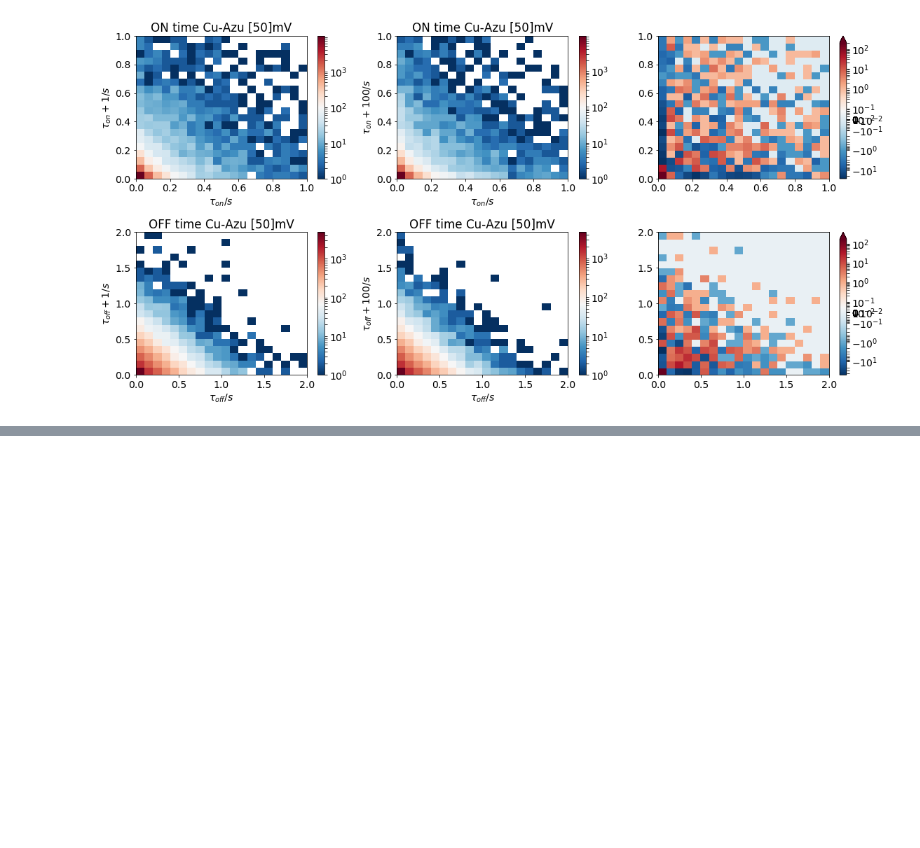
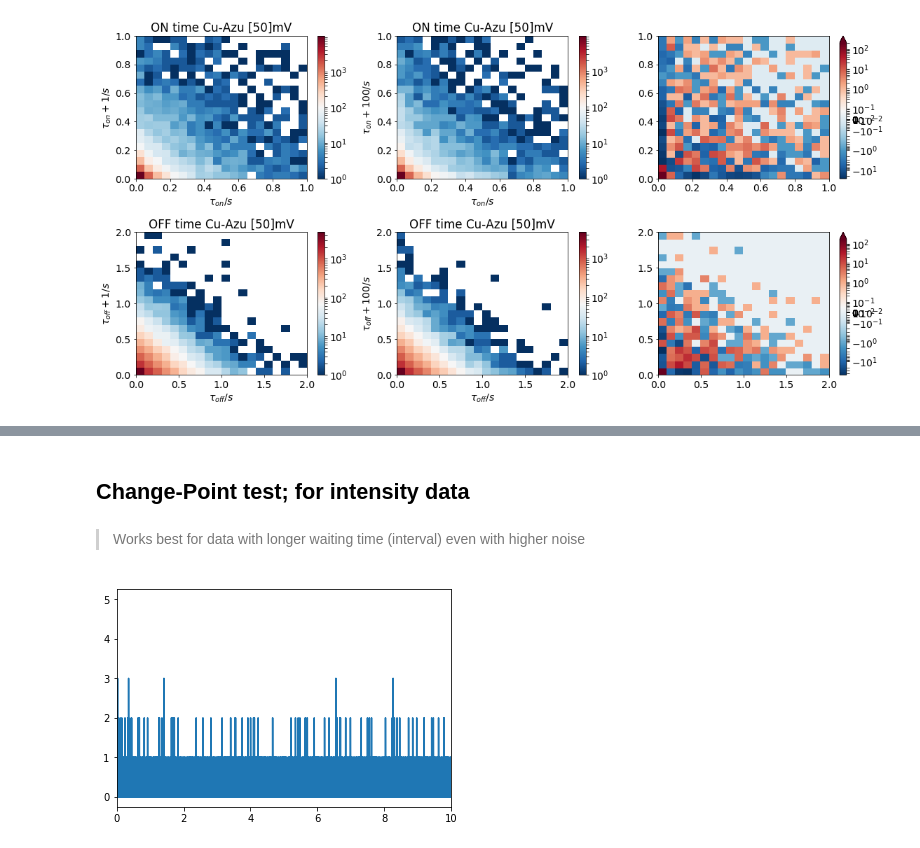
Before and after one commit to biswajitSM/Azurin_SM_repo, a Jupyter notebook: Analysis/Analysis_General.ipynb, the cells around one changed output, grey strips where cells are left out. Saved outputs shown, nothing was run; the diff lists cells and outputs as text; code cells hidden in the pictures; blank space fills up the shorter version.

```diff
--- a/Analysis/Analysis_General.ipynb
+++ b/Analysis/Analysis_General.ipynb
@@ -1831,0 +1827,4 @@ Number of off events: 17491
+# %% [markdown]
+## Change-Point test; for intensity data
+# %% [markdown]
+> Works best for data with longer waiting time (interval) even with higher noise
@@ -1831,0 +1834,13 @@ Number of off events: 17491
+# %%
+arrtime_file = '../temp/chnagepoint_test/Point_A9_100mV(18)_60.5_1600s_26.pt3.datn'
+datn = pd.read_csv(arrtime_file, header=None)
+
+bintime=0.1e-3;
+bins = int((max(datn[0])-min(datn[0]))/bintime);
+hist, trace = np.histogram(datn[0], bins=bins);
+plt.plot(trace[:-1], hist);
+plt.xlim(0, 10)
+binned_trace_name = arrtime_file + 'binned';
+np.savetxt(binned_trace_name, np.c_[hist])
+# %% [output]
+[figure, added]
```
Also changed, not shown: parts of 6 cells of this notebook, 5 other files.
